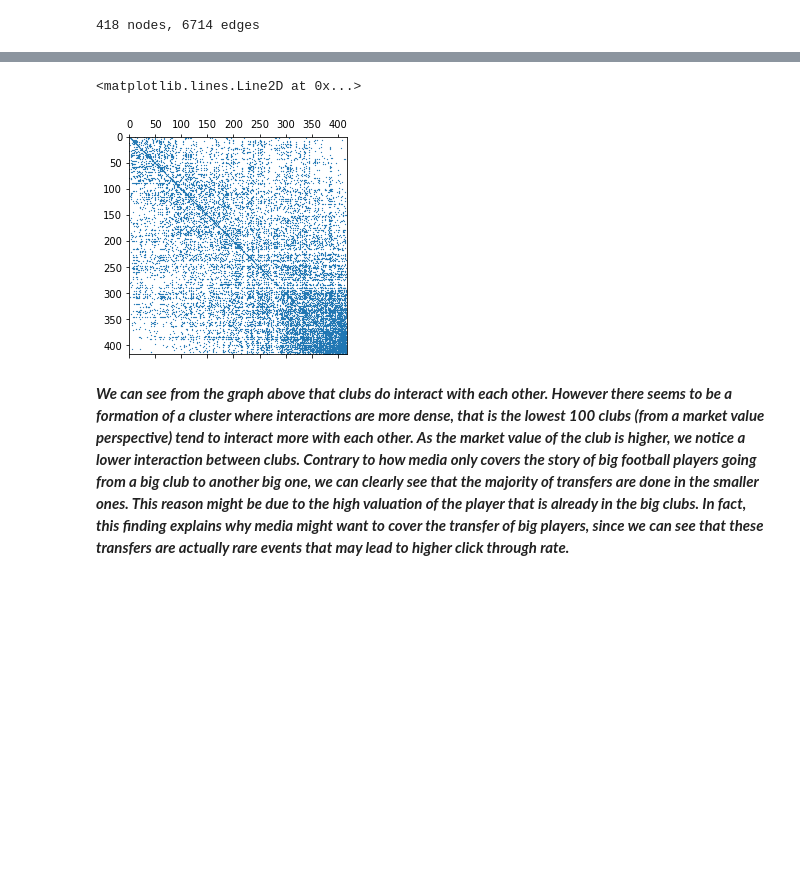
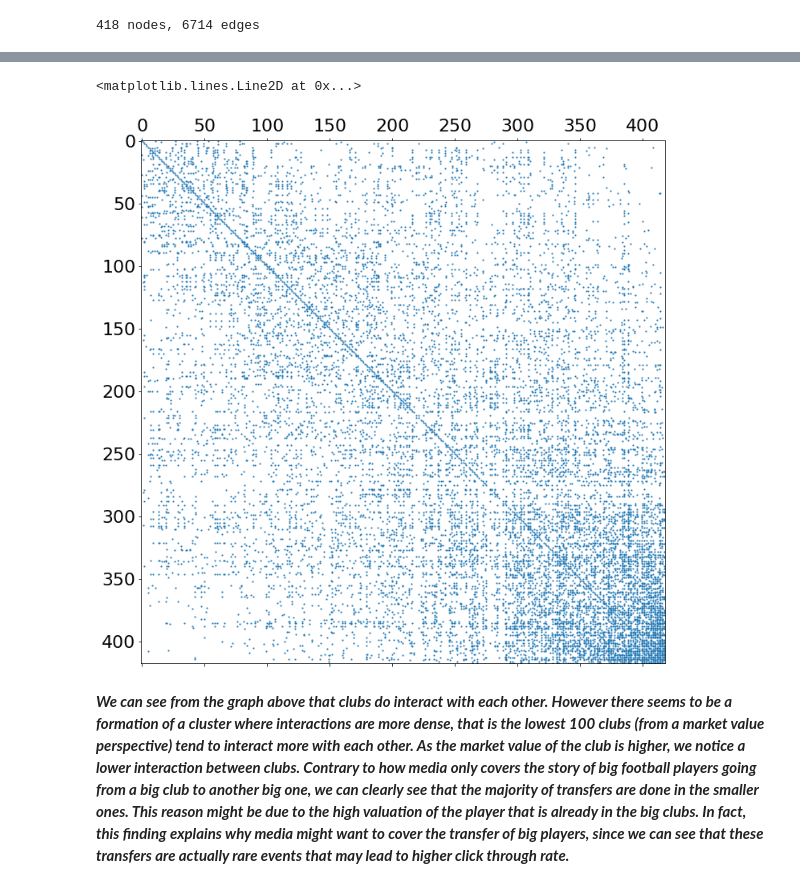
Before and after one commit to nathanquinteiro/ntds_football_transfer, a Jupyter notebook: graph/Graph.ipynb, the cells around one changed output, grey strips where cells are left out. Saved outputs shown, nothing was run; the diff lists cells and outputs as text; code cells hidden in the pictures; blank space fills up the shorter version.

```diff
--- a/graph/Graph.ipynb
+++ b/graph/Graph.ipynb
@@ -22,6 +24,10 @@ import networkx as nx
 from pylab import rcParams
 plotting.BACKEND = 'matplotlib'
 %matplotlib inline
+# %%
+matplotlib.rcParams.update({'font.size': 22})
+matplotlib.rcParams.update({'font.family': 'DejaVu Sans'})
+matplotlib.rcParams.update({'font.weight': 'normal'})
 # %% [markdown]
 ## Folium
 
@@ -501,10 +394,12 @@ plt.title('Degree distribution of my graph');
 # %%
 G.compute_laplacian('combinatorial')
 
-plt.spy(G.L, markersize=0.30)
+fig = matplotlib.pyplot.gcf()
+fig.set_size_inches(12, 12)
+plt.spy(G.L, markersize=1)
 # %% [output]
 <matplotlib.lines.Line2D at 0x...>
-[figure, old version]
+[figure, new version]
 # %% [markdown]
 ***We can see from the graph above that clubs do interact with each other. However there seems to be a formation of a cluster where interactions are more dense, that is the lowest 100 clubs (from a market value perspective) tend to interact more with each other. As the market value of the club is higher, we notice a lower interaction between clubs. Contrary to how media only covers the story of big football players going from a big club to another big one, we can clearly see that the majority of transfers are done in the smaller ones. This reason might be due to the high valuation of the player that is already in the big clubs. In fact, this finding explains why media might want to cover the transfer of big players, since we can see that these transfers are actually rare events that may lead to higher click through rate.***
 # %%
```
Also changed, not shown: parts of 31 cells of this notebook, 7 other files.
